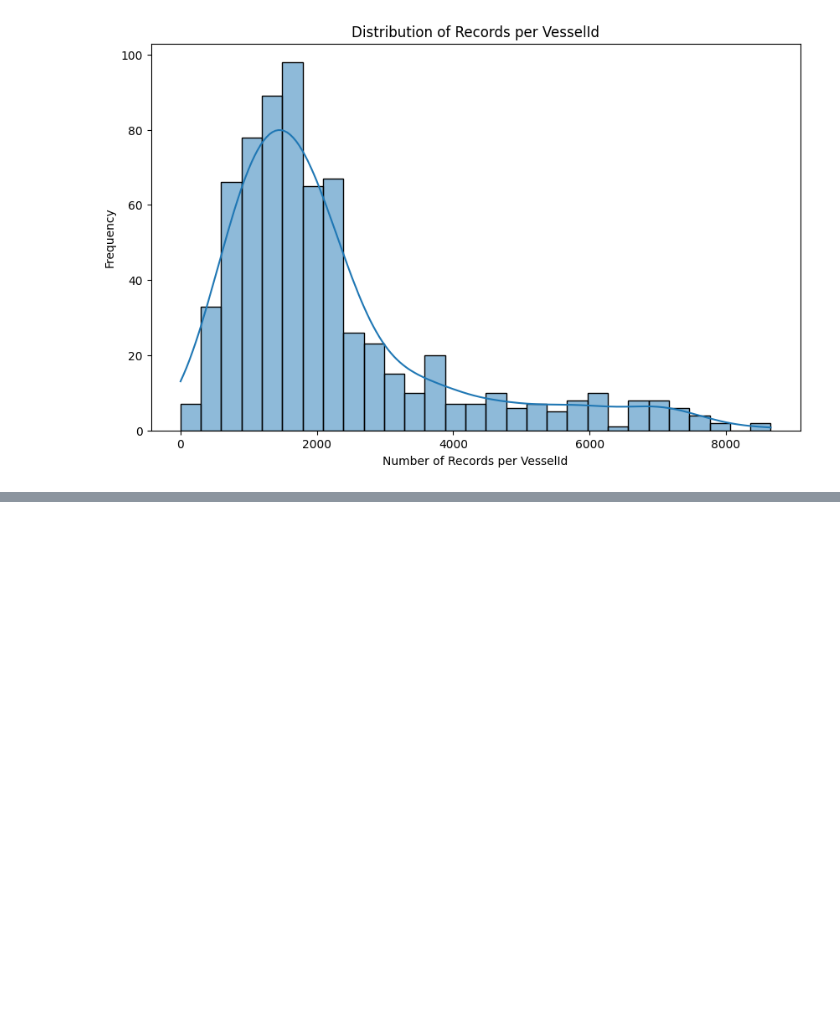
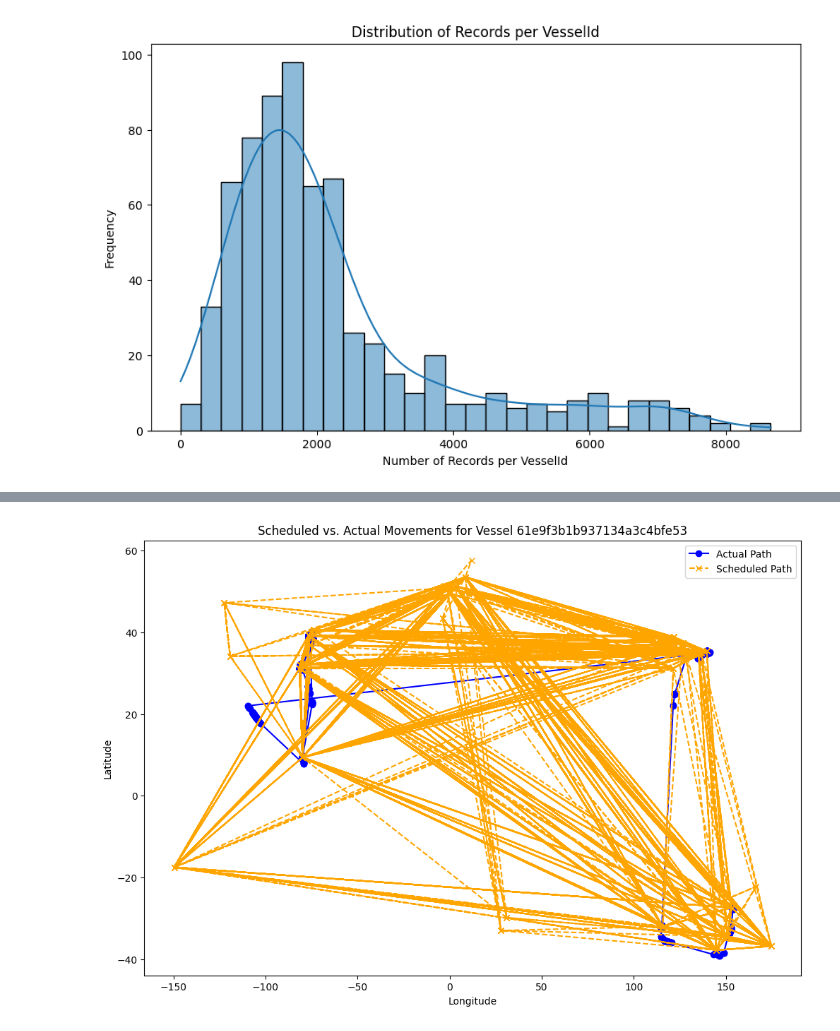
Before and after one commit to iverri/ML-Group-Project, a Jupyter notebook: src/data_analisys.ipynb, the cells around one changed output, grey strips where cells are left out. Saved outputs shown, nothing was run; the diff lists cells and outputs as text; code cells hidden in the pictures; blank space fills up the shorter version.

Commit message:
chore: data analysis

```diff
--- a/src/data_analisys.ipynb
+++ b/src/data_analisys.ipynb
@@ -152,0 +168,25 @@ dtype: int64
+# %%
+import matplotlib.pyplot as plt
+import pandas as pd
+
+# Assuming `ais_data` has columns 'vesselId', 'TIME', 'latitude', 'longitude'
+# and `schedule_data` has 'vesselId', 'sailingDate', 'arrivalDate', 'portLatitude', 'portLongitude'
+
+vessel_id = "61e9f3b1b937134a3c4bfe53"
+actual_data = ais_train[ais_train['vesselId'] == vessel_id]
+schedule_data_vessel = schedules[schedules['vesselId'] == vessel_id]
+
+plt.figure(figsize=(12, 8))
+
+plt.plot(actual_data['longitude'], actual_data['latitude'], label='Actual Path', color='blue', marker='o')
+
+plt.plot(schedule_data_vessel['portLongitude'], schedule_data_vessel['portLatitude'],
+         label='Scheduled Path', color='orange', linestyle='--', marker='x')
+
+plt.xlabel('Longitude')
+plt.ylabel('Latitude')
+plt.title(f'Scheduled vs. Actual Movements for Vessel {vessel_id}')
+plt.legend()
+plt.show()
+# %% [output]
+[figure, added]
```
Also changed, not shown: parts of 2 cells of this notebook, 15 other files.
